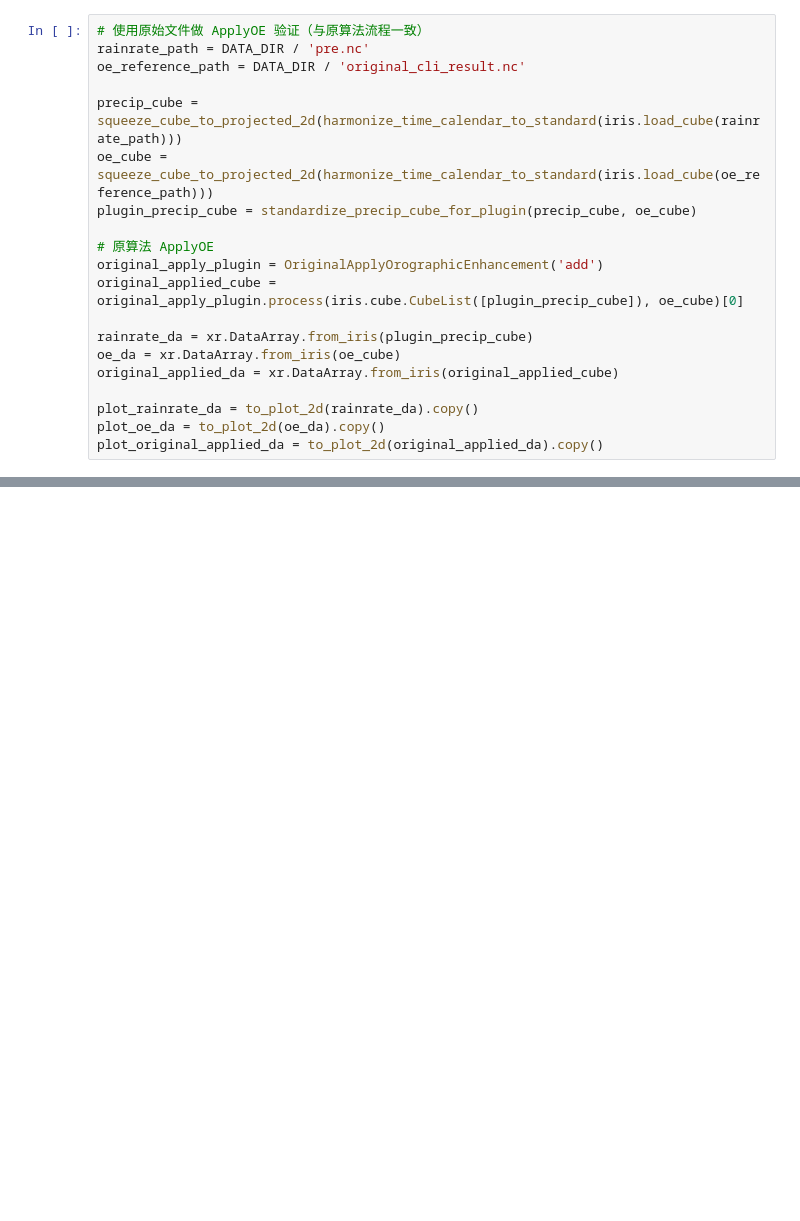
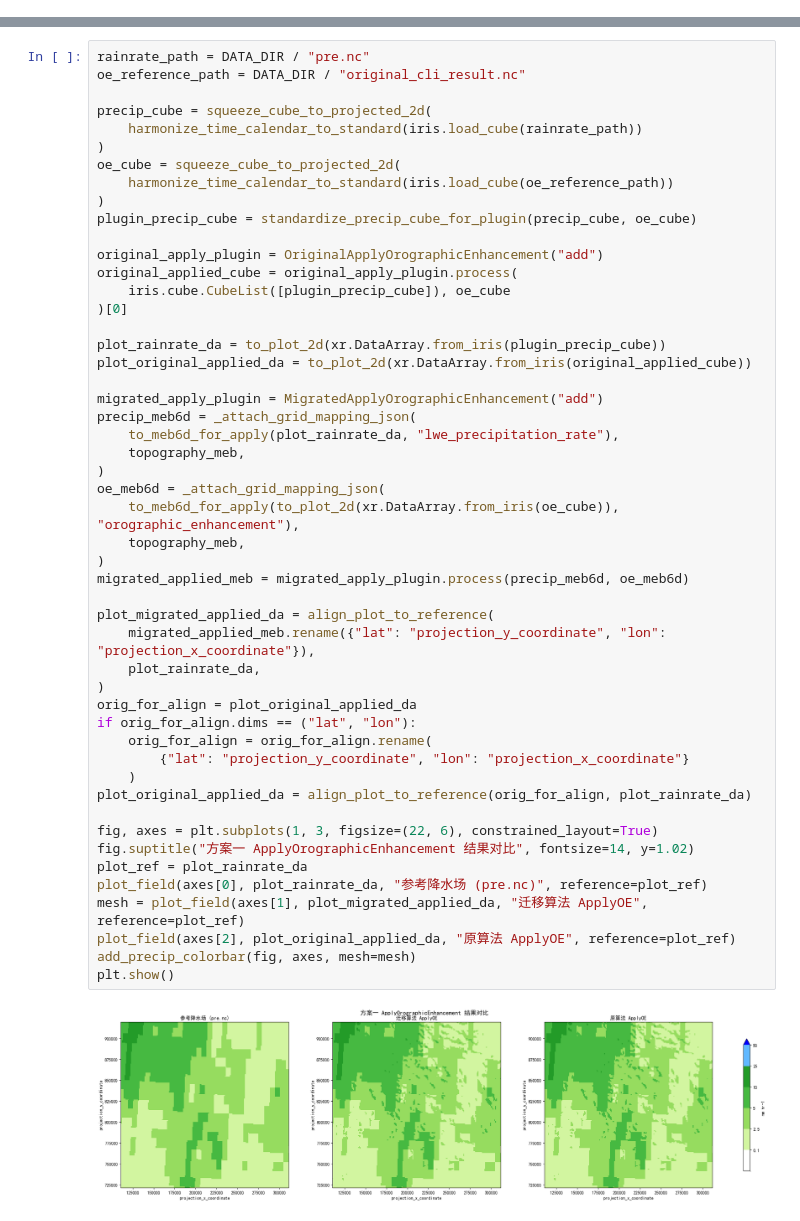
Before and after one commit to guoyunqian/NIMM_pip_repos, a Jupyter notebook: 00temp/orographic_precipitation_downscaling/nbs/orographic_enhancement_validation.ipynb, the cells around one changed output, grey strips where cells are left out. Drawn from its saved outputs; the diff is of its cells as text; blank space fills up the shorter version.

```diff
--- a/00temp/orographic_precipitation_downscaling/nbs/orographic_enhancement_validation.ipynb
+++ b/00temp/orographic_precipitation_downscaling/nbs/orographic_enhancement_validation.ipynb
@@ -916,20 +0,0 @@ def align_plot_to_reference(field: xr.DataArray, reference: xr.DataArray) -> xr.
-# %%
-# 使用原始文件做 ApplyOE 验证（与原算法流程一致）
-rainrate_path = DATA_DIR / 'pre.nc'
-oe_reference_path = DATA_DIR / 'original_cli_result.nc'
-
-precip_cube = squeeze_cube_to_projected_2d(harmonize_time_calendar_to_standard(iris.load_cube(rainrate_path)))
-oe_cube = squeeze_cube_to_projected_2d(harmonize_time_calendar_to_standard(iris.load_cube(oe_reference_path)))
-plugin_precip_cube = standardize_precip_cube_for_plugin(precip_cube, oe_cube)
-
-# 原算法 ApplyOE
-original_apply_plugin = OriginalApplyOrographicEnhancement('add')
-original_applied_cube = original_apply_plugin.process(iris.cube.CubeList([plugin_precip_cube]), oe_cube)[0]
-
-rainrate_da = xr.DataArray.from_iris(plugin_precip_cube)
-oe_da = xr.DataArray.from_iris(oe_cube)
-original_applied_da = xr.DataArray.from_iris(original_applied_cube)
-
-plot_rainrate_da = to_plot_2d(rainrate_da).copy()
-plot_oe_da = to_plot_2d(oe_da).copy()
-plot_original_applied_da = to_plot_2d(original_applied_da).copy()
@@ -1204,0 +652,52 @@ print(f"修改后CLI vs 原算法CLI - 平均绝对误差: {np.abs(diff_cli_betw
+# %%
+rainrate_path = DATA_DIR / "pre.nc"
+oe_reference_path = DATA_DIR / "original_cli_result.nc"
+
+precip_cube = squeeze_cube_to_projected_2d(
+    harmonize_time_calendar_to_standard(iris.load_cube(rainrate_path))
+)
+oe_cube = squeeze_cube_to_projected_2d(
+    harmonize_time_calendar_to_standard(iris.load_cube(oe_reference_path))
+)
+plugin_precip_cube = standardize_precip_cube_for_plugin(precip_cube, oe_cube)
+
+original_apply_plugin = OriginalApplyOrographicEnhancement("add")
+original_applied_cube = original_apply_plugin.process(
+    iris.cube.CubeList([plugin_precip_cube]), oe_cube
+)[0]
+
+plot_rainrate_da = to_plot_2d(xr.DataArray.from_iris(plugin_precip_cube))
+plot_original_applied_da = to_plot_2d(xr.DataArray.from_iris(original_applied_cube))
+
+migrated_apply_plugin = MigratedApplyOrographicEnhancement("add")
+precip_meb6d = _attach_grid_mapping_json(
+    to_meb6d_for_apply(plot_rainrate_da, "lwe_precipitation_rate"),
+    topography_meb,
+)
+oe_meb6d = _attach_grid_mapping_json(
+    to_meb6d_for_apply(to_plot_2d(xr.DataArray.from_iris(oe_cube)), "orographic_enhancement"),
+    topography_meb,
+)
+migrated_applied_meb = migrated_apply_plugin.process(precip_meb6d, oe_meb6d)
+
+plot_migrated_applied_da = align_plot_to_reference(
+    migrated_applied_meb.rename({"lat": "projection_y_coordinate", "lon": "projection_x_coordinate"}),
+    plot_rainrate_da,
+)
+orig_for_align = plot_original_applied_da
+if orig_for_align.dims == ("lat", "lon"):
+    orig_for_align = orig_for_align.rename(
+        {"lat": "projection_y_coordinate", "lon": "projection_x_coordinate"}
+    )
+plot_original_applied_da = align_plot_to_reference(orig_for_align, plot_rainrate_da)
+
+fig, axes = plt.subplots(1, 3, figsize=(22, 6), constrained_layout=True)
+fig.suptitle("方案一 ApplyOrographicEnhancement 结果对比", fontsize=14, y=1.02)
+plot_ref = plot_rainrate_da
+plot_field(axes[0], plot_rainrate_da, "参考降水场 (pre.nc)", reference=plot_ref)
+mesh = plot_field(axes[1], plot_migrated_applied_da, "迁移算法 ApplyOE", reference=plot_ref)
+plot_field(axes[2], plot_original_applied_da, "原算法 ApplyOE", reference=plot_ref)
+add_precip_colorbar(fig, axes, mesh=mesh)
+plt.show()
+# %% [output]
+[figure, added]
```
Also changed, not shown: parts of 49 cells of this notebook, 20 other files.
